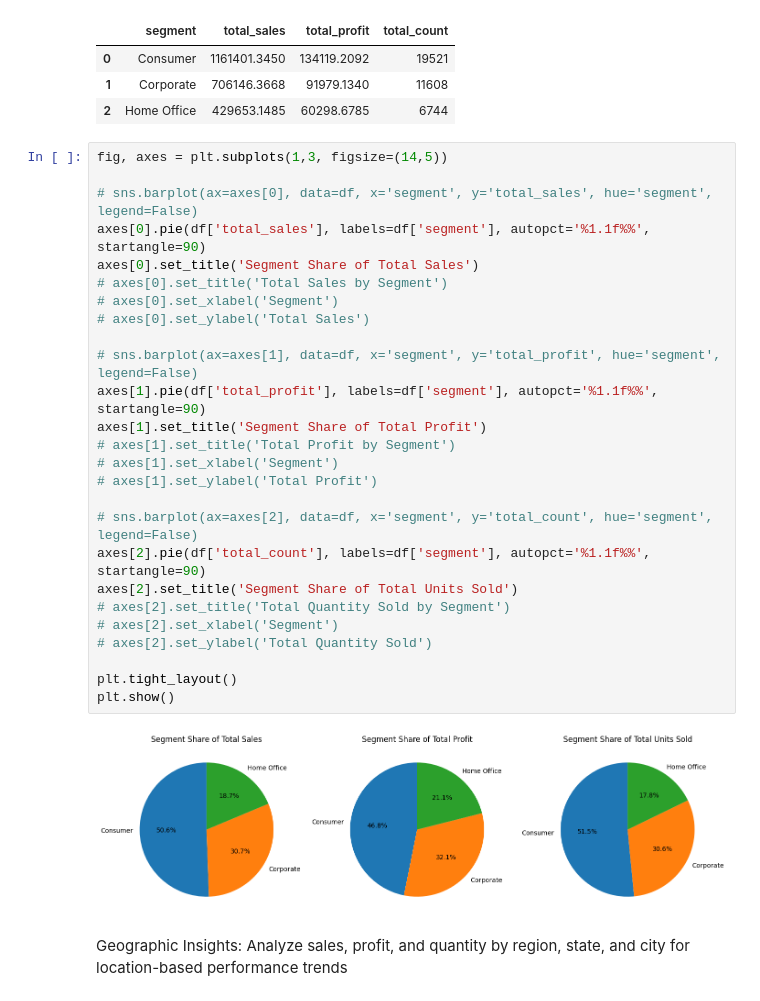
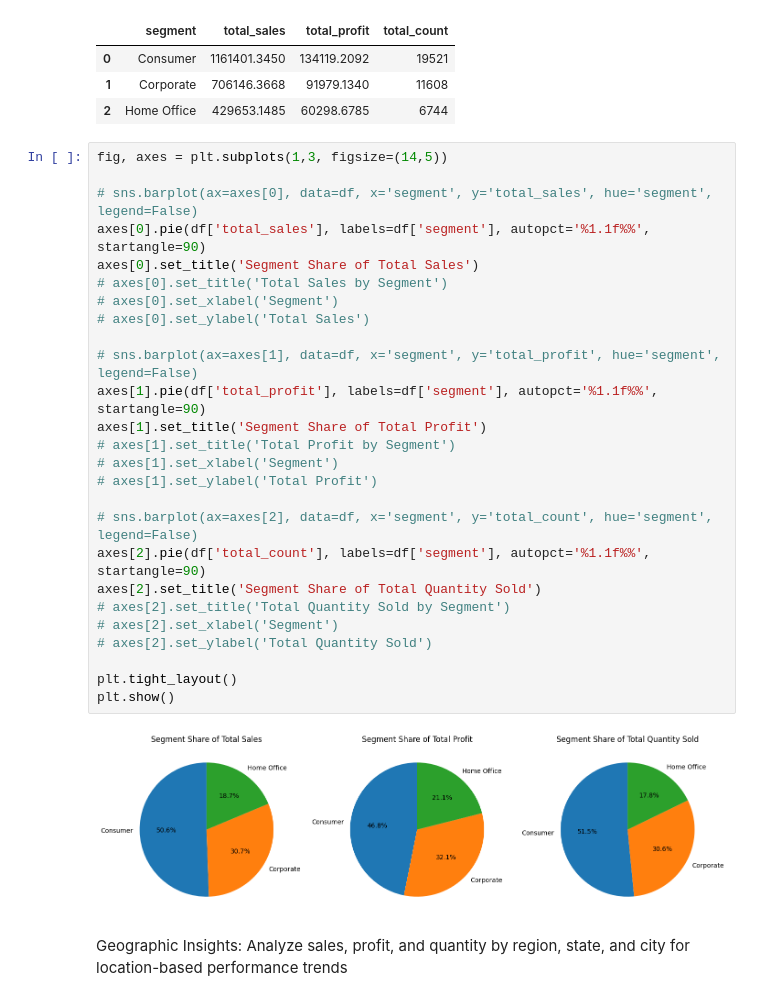
Before and after one commit to markcelemen/sales-performance-dashboard, a Jupyter notebook: eda.ipynb, the cells around one changed output. Saved outputs shown, nothing was run; the diff lists cells and outputs as text.

```diff
--- a/eda.ipynb
+++ b/eda.ipynb
@@ -161,31 +165,31 @@ df.head()
 # %%
 fig, axes = plt.subplots(1,3, figsize=(14,5))
 
 # sns.barplot(ax=axes[0], data=df, x='segment', y='total_sales', hue='segment', legend=False)
 axes[0].pie(df['total_sales'], labels=df['segment'], autopct='%1.1f%%', startangle=90)
 axes[0].set_title('Segment Share of Total Sales')
 # axes[0].set_title('Total Sales by Segment')
 # axes[0].set_xlabel('Segment')
 # axes[0].set_ylabel('Total Sales')
 
 # sns.barplot(ax=axes[1], data=df, x='segment', y='total_profit', hue='segment', legend=False)
 axes[1].pie(df['total_profit'], labels=df['segment'], autopct='%1.1f%%', startangle=90)
 axes[1].set_title('Segment Share of Total Profit')
 # axes[1].set_title('Total Profit by Segment')
 # axes[1].set_xlabel('Segment')
 # axes[1].set_ylabel('Total Profit')
 
 # sns.barplot(ax=axes[2], data=df, x='segment', y='total_count', hue='segment', legend=False)
 axes[2].pie(df['total_count'], labels=df['segment'], autopct='%1.1f%%', startangle=90)
-axes[2].set_title('Segment Share of Total Units Sold')
+axes[2].set_title('Segment Share of Total Quantity Sold')
 # axes[2].set_title('Total Quantity Sold by Segment')
 # axes[2].set_xlabel('Segment')
 # axes[2].set_ylabel('Total Quantity Sold')
 
 plt.tight_layout()
 plt.show()
 # %% [output]
-[figure, old version]
+[figure, new version]
 # %% [markdown]
 Geographic Insights: Analyze sales, profit, and quantity by region, state, and city for location-based performance trends
 # %%
```
Also changed, not shown: parts of 10 cells of this notebook.
